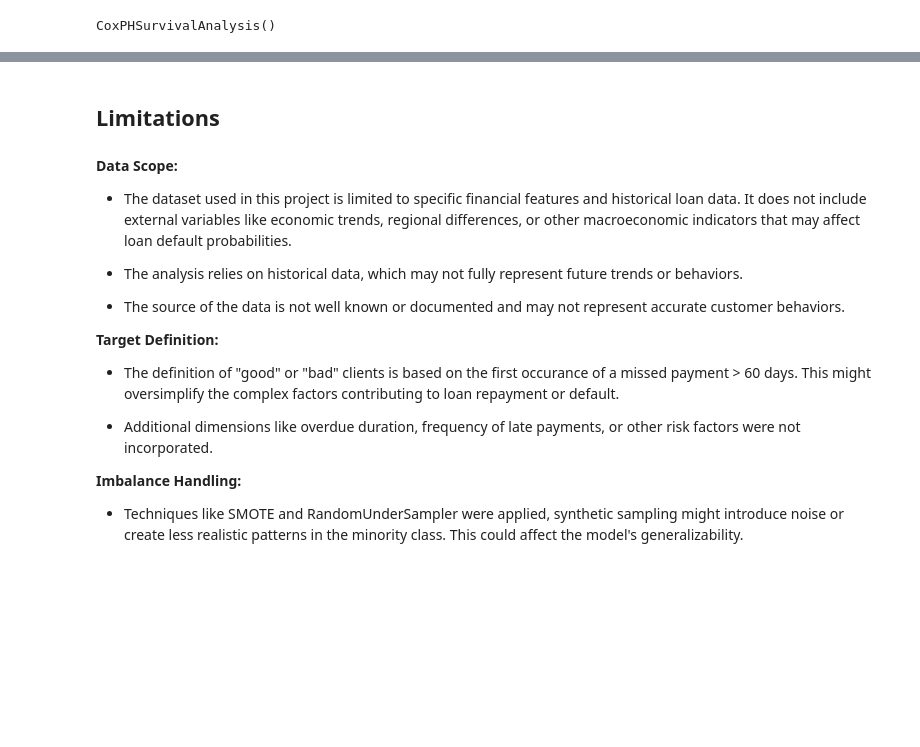
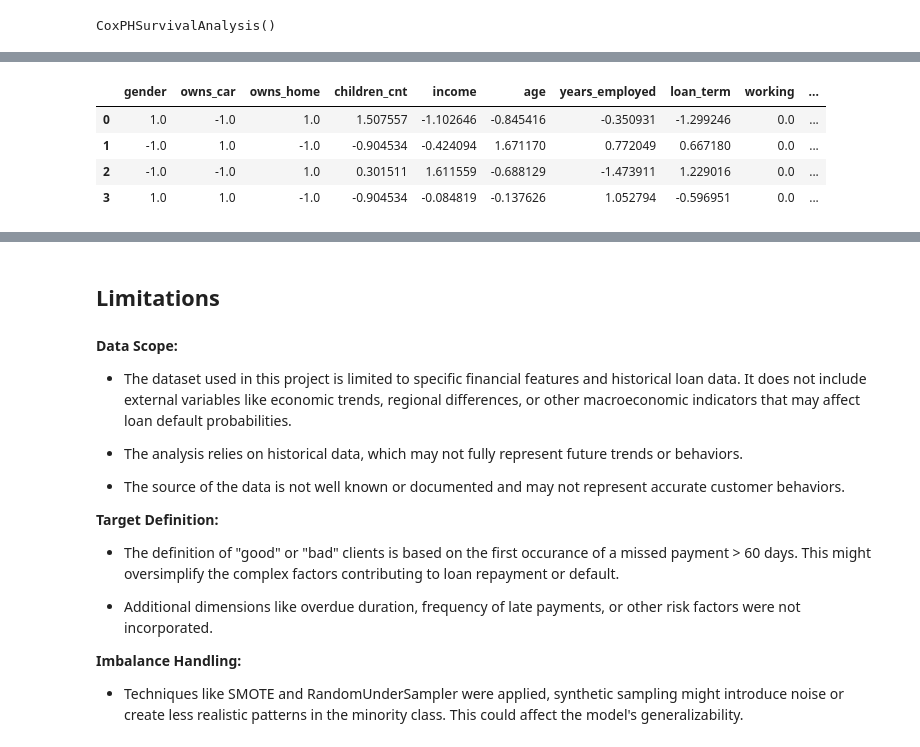
Before and after one commit to jaelar0/ml_credit_project, a Jupyter notebook: final_project.ipynb, the cells around one changed output, grey strips where cells are left out. Drawn from its saved outputs; the diff is of its cells as text; code cells hidden in the pictures; blank space fills up the shorter version.

```diff
--- a/final_project.ipynb
+++ b/final_project.ipynb
@@ -1121,3 +1152,26 @@ dtype: float64
+# %%
+## Predictions on made-up data
+x_new = pd.DataFrame.from_dict(
+    {
+        1: [1, 0, 1, 2, 60000, 26, 5, 24, 1, 1, 1, 0],
+        2: [0, 1, 0, 0, 75000, 58, 9, 52, 1, 1, 0, 1],
+        3: [0, 0, 1, 1, 120000, 28, 1, 60, 1, 3, 1, 0],
+        4: [1, 1, 0, 0, 82500, 35, 10, 34, 1, 2, 0, 1],
+    },
+    columns=X.columns,
+    orient="index",
+)
+
+scaler = StandardScaler()
+X_new = pd.DataFrame(scaler.fit_transform(x_new), columns=x_new.columns)
+
+X_new.head()
+# %% [output]
+|  | gender | owns_car | owns_home | children_cnt | income | age | years_employed | loan_term | working | ... |
+| 0 | 1.0 | -1.0 | 1.0 | 1.507557 | -1.102646 | -0.845416 | -0.350931 | -1.299246 | 0.0 | ... |
+| 1 | -1.0 | 1.0 | -1.0 | -0.904534 | -0.424094 | 1.671170 | 0.772049 | 0.667180 | 0.0 | ... |
+| 2 | -1.0 | -1.0 | 1.0 | 0.301511 | 1.611559 | -0.688129 | -1.473911 | 1.229016 | 0.0 | ... |
+| 3 | 1.0 | 1.0 | -1.0 | -0.904534 | -0.084819 | -0.137626 | 1.052794 | -0.596951 | 0.0 | ... |
 # %%
 import numpy as np
 
```
Also changed, not shown: parts of 15 cells of this notebook.
